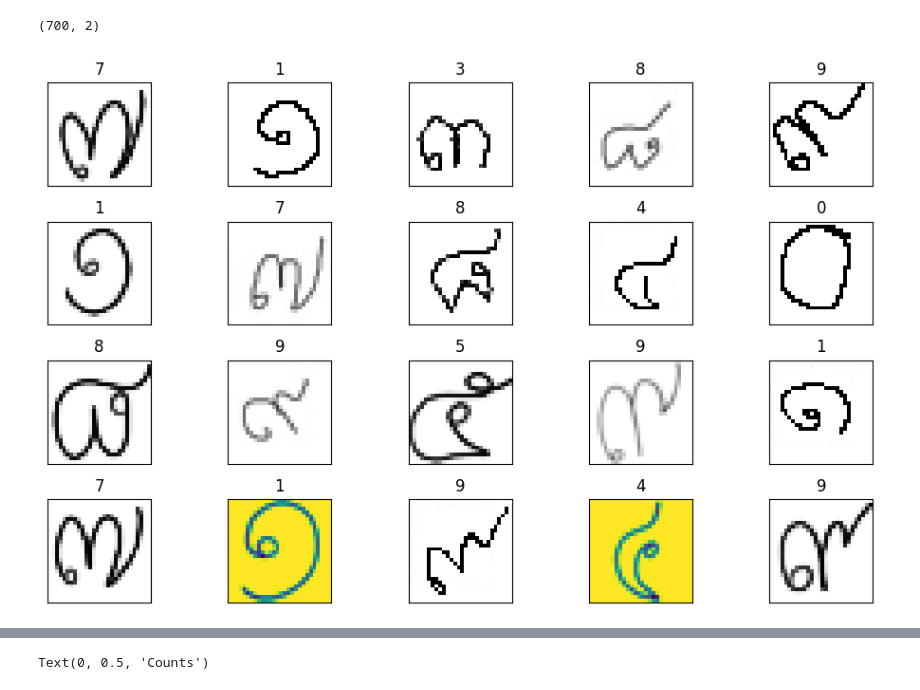
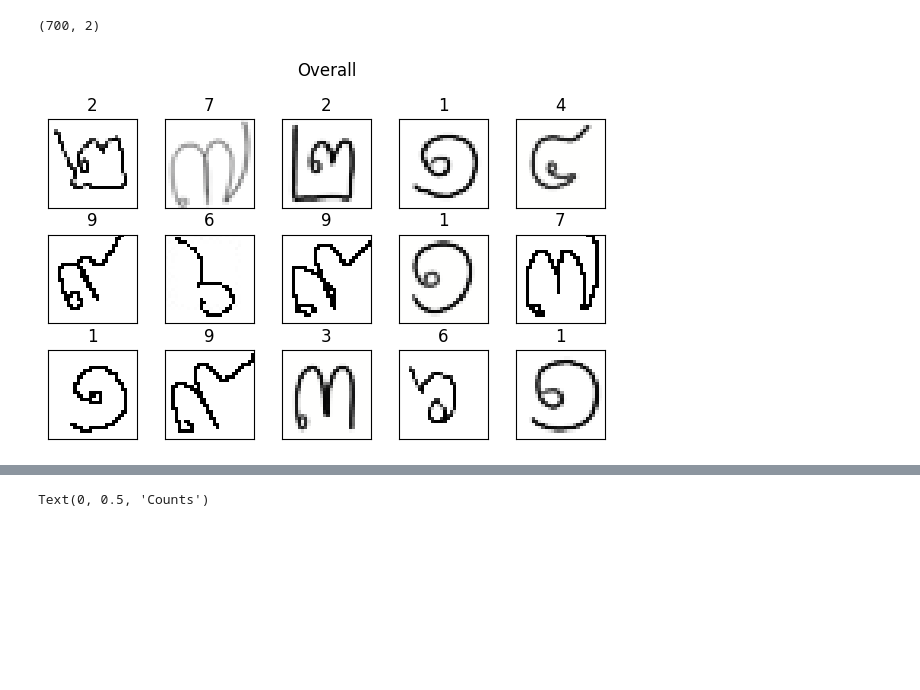
Before and after one commit to HikariJadeEmpire/THNumber_img_classification, a Jupyter notebook: numberclassifier.ipynb, the cells around one changed output, grey strips where cells are left out. Saved outputs shown, nothing was run; the diff lists cells and outputs as text; code cells hidden in the pictures; blank space fills up the shorter version.

```diff
--- a/numberclassifier.ipynb
+++ b/numberclassifier.ipynb
@@ -114,12 +115,14 @@ data.shape
 # %% [output]
 (700, 2)
 # %%
-fig, axes = plt.subplots(nrows=4, ncols=5, figsize=(10,6), subplot_kw = {'xticks':[],'yticks':[]} )
+fig, axes = plt.subplots(nrows=3, ncols=5, figsize=(6,4), subplot_kw = {'xticks':[],'yticks':[]} )
 
-for i, ax in enumerate(axes.flat):
+for i,ax in enumerate(axes.flat):
     ax.imshow(plt.imread(data.Filepath[i]))
     ax.set_title(data.Label[i])
-plt.tight_layout()
+
+fig.suptitle("Overall")
+fig.tight_layout()
 plt.show()
 # %% [output]
-[figure, old version]
+[figure, new version]
```
Also changed, not shown: parts of 8 cells of this notebook, 1 other file.
